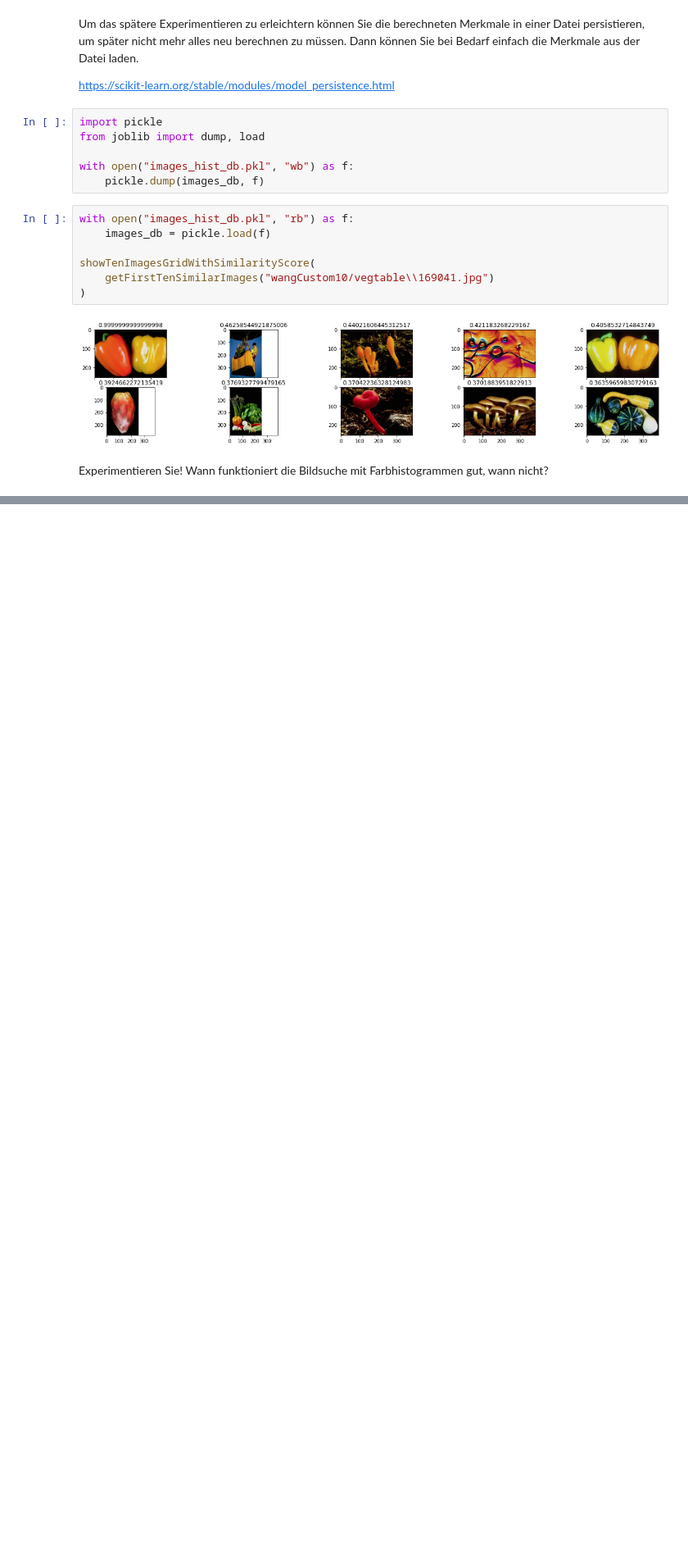
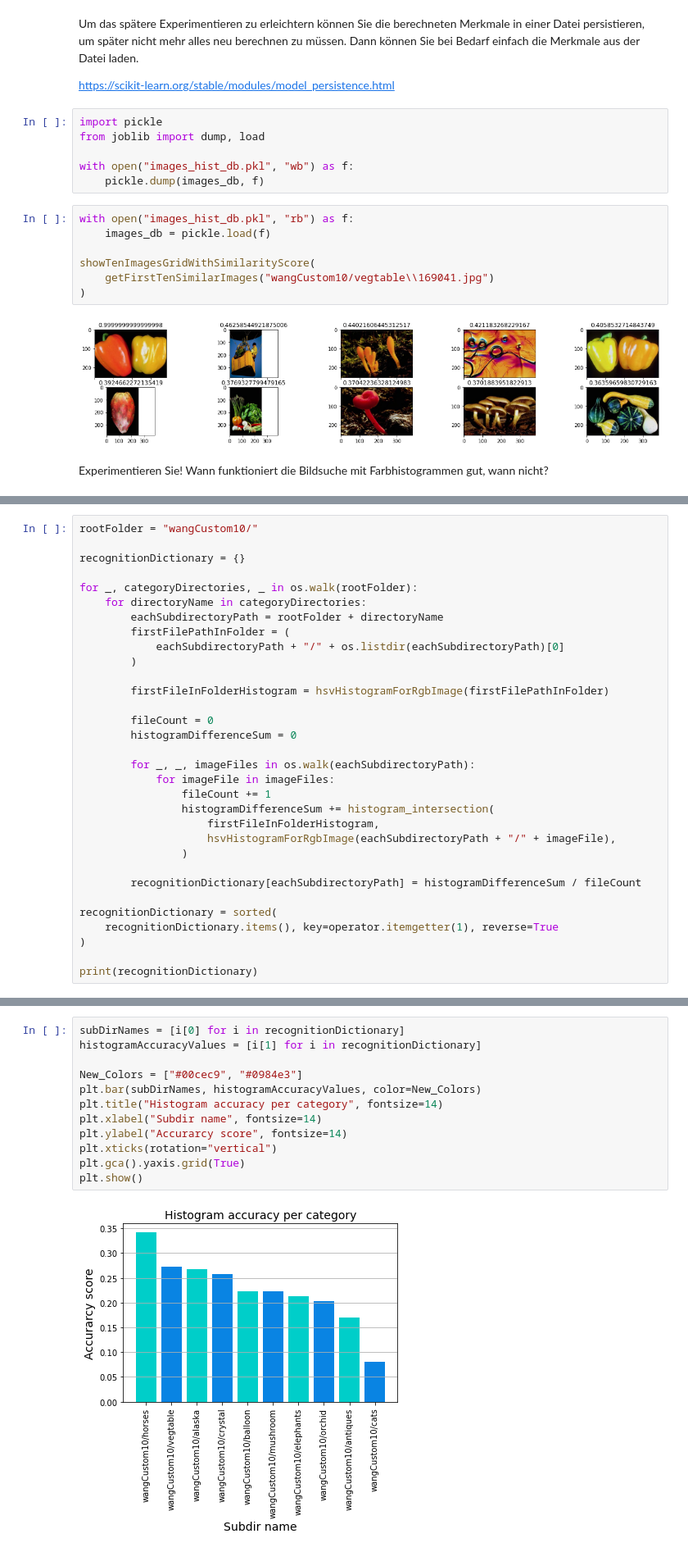
Before and after one commit to Bassadin/ML-for-CV-INM1, a Jupyter notebook: Tasks/Practical_04/Praktikum04_Bildsuche_mit_Merkmalen.ipynb, the cells around one changed output, grey strips where cells are left out. Shown at 82% size. Cells and saved outputs as stored; diff of their text form; blank space fills up the shorter version.

Commit message:
task 4/2 with histogram evaluation

```diff
--- a/Tasks/Practical_04/Praktikum04_Bildsuche_mit_Merkmalen.ipynb
+++ b/Tasks/Practical_04/Praktikum04_Bildsuche_mit_Merkmalen.ipynb
@@ -209,0 +212,32 @@ Experimentieren Sie! Wann funktioniert die Bildsuche mit Farbhistogrammen gut, w
+# %%
+rootFolder = "wangCustom10/"
+
+recognitionDictionary = {}
+
+for _, categoryDirectories, _ in os.walk(rootFolder):
+    for directoryName in categoryDirectories:
+        eachSubdirectoryPath = rootFolder + directoryName
+        firstFilePathInFolder = (
+            eachSubdirectoryPath + "/" + os.listdir(eachSubdirectoryPath)[0]
+        )
+
+        firstFileInFolderHistogram = hsvHistogramForRgbImage(firstFilePathInFolder)
+
+        fileCount = 0
+        histogramDifferenceSum = 0
+
+        for _, _, imageFiles in os.walk(eachSubdirectoryPath):
+            for imageFile in imageFiles:
+                fileCount += 1
+                histogramDifferenceSum += histogram_intersection(
+                    firstFileInFolderHistogram,
+                    hsvHistogramForRgbImage(eachSubdirectoryPath + "/" + imageFile),
+                )
+
+        recognitionDictionary[eachSubdirectoryPath] = histogramDifferenceSum / fileCount
+
+recognitionDictionary = sorted(
+    recognitionDictionary.items(), key=operator.itemgetter(1), reverse=True
+)
+
+print(recognitionDictionary)
@@ -209,0 +246,14 @@ Experimentieren Sie! Wann funktioniert die Bildsuche mit Farbhistogrammen gut, w
+# %%
+subDirNames = [i[0] for i in recognitionDictionary]
+histogramAccuracyValues = [i[1] for i in recognitionDictionary]
+
+New_Colors = ["#00cec9", "#0984e3"]
+plt.bar(subDirNames, histogramAccuracyValues, color=New_Colors)
+plt.title("Histogram accuracy per category", fontsize=14)
+plt.xlabel("Subdir name", fontsize=14)
+plt.ylabel("Accurarcy score", fontsize=14)
+plt.xticks(rotation="vertical")
+plt.gca().yaxis.grid(True)
+plt.show()
+# %% [output]
+[figure, added]
```
Also changed, not shown: parts of 2 cells of this notebook.
